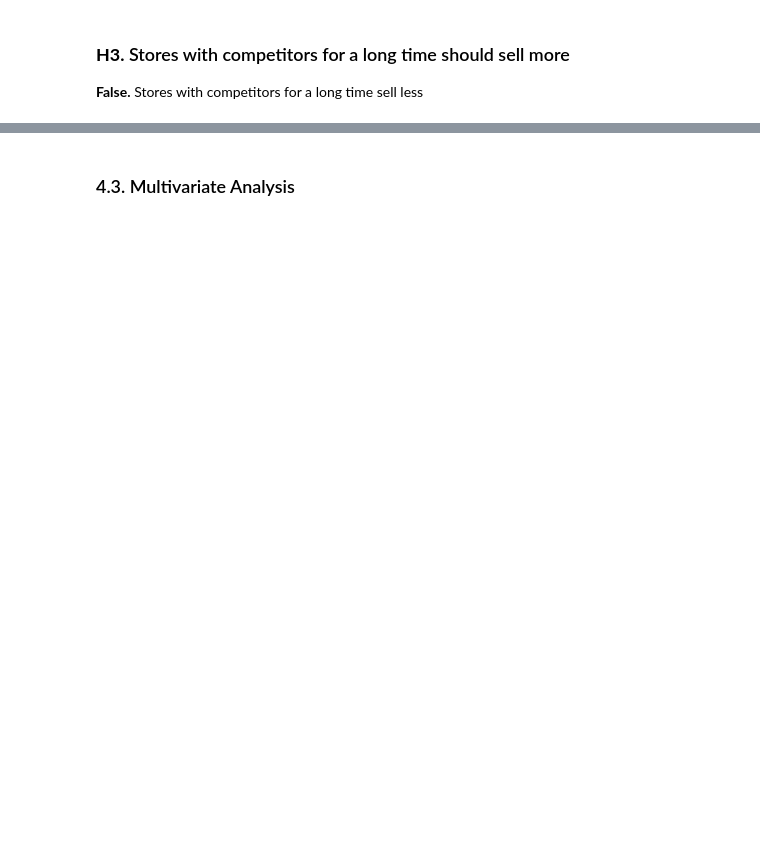
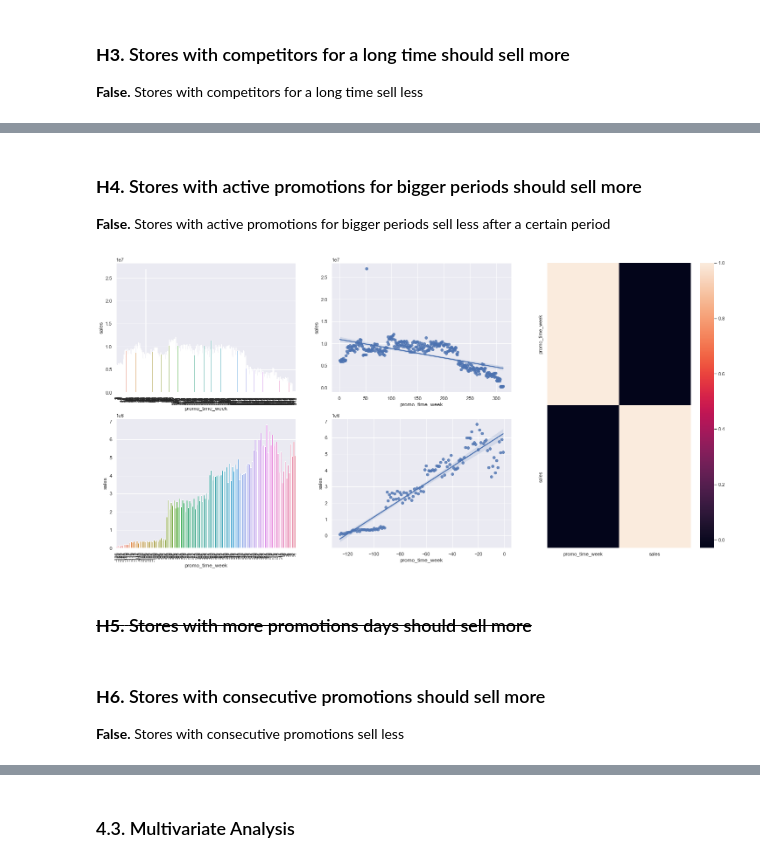
Before and after one commit to mariobgallardo/Rossman_store_sales---Project, a Jupyter notebook: Rossman.ipynb, the cells around one changed output, grey strips where cells are left out. Cells and saved outputs as stored; diff of their text form; code cells hidden in the pictures; blank space fills up the shorter version.

```diff
--- a/Rossman.ipynb
+++ b/Rossman.ipynb
@@ -555,0 +593,33 @@ x.set_ylim( botton+0.5, top-0.5 );
+# %% [markdown]
+### **H4.** Stores with active promotions for bigger periods should sell more
+**False.** Stores with active promotions for bigger periods sell less after a certain period
+# %%
+aux1 = df4[['promo_time_week','sales']].groupby( 'promo_time_week' ).sum().reset_index()
+
+grid = GridSpec( 2, 3 )
+
+plt.subplot( grid[0,0] )
+aux2 = aux1[aux1['promo_time_week'] > 0] # extended promo
+sns.barplot( x='promo_time_week', y='sales', data=aux2);
+plt.xticks( rotation=90 );
+
+plt.subplot( grid[0,1] )
+sns.regplot( x='promo_time_week', y='sales', data=aux2);
+
+plt.subplot( grid[1,0] )
+aux3 = aux1[aux1['promo_time_week'] < 0] # regular promo
+sns.barplot( x='promo_time_week', y='sales', data=aux3);
+plt.xticks( rotation=90 );
+
+plt.subplot( grid[1,1] )
+sns.regplot( x='promo_time_week', y='sales', data=aux3);
+
+plt.subplot( grid[:,2] )
+sns.heatmap( aux1.corr( method='pearson' ) );
+# %% [output]
+[figure, added]
+# %% [markdown]
+### <s>**H5.** Stores with more promotions days should sell more</s>
+# %% [markdown]
+### **H6.** Stores with consecutive promotions should sell more
+**False.** Stores with consecutive promotions sell less
```
Also changed, not shown: parts of 55 cells of this notebook.
